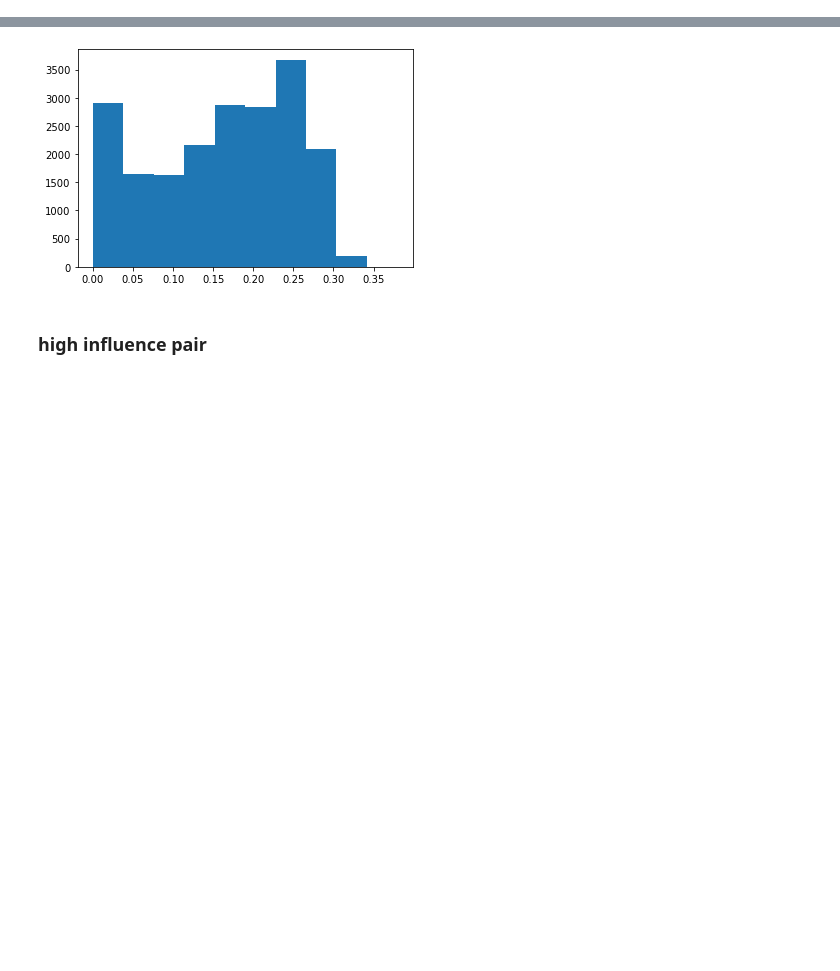
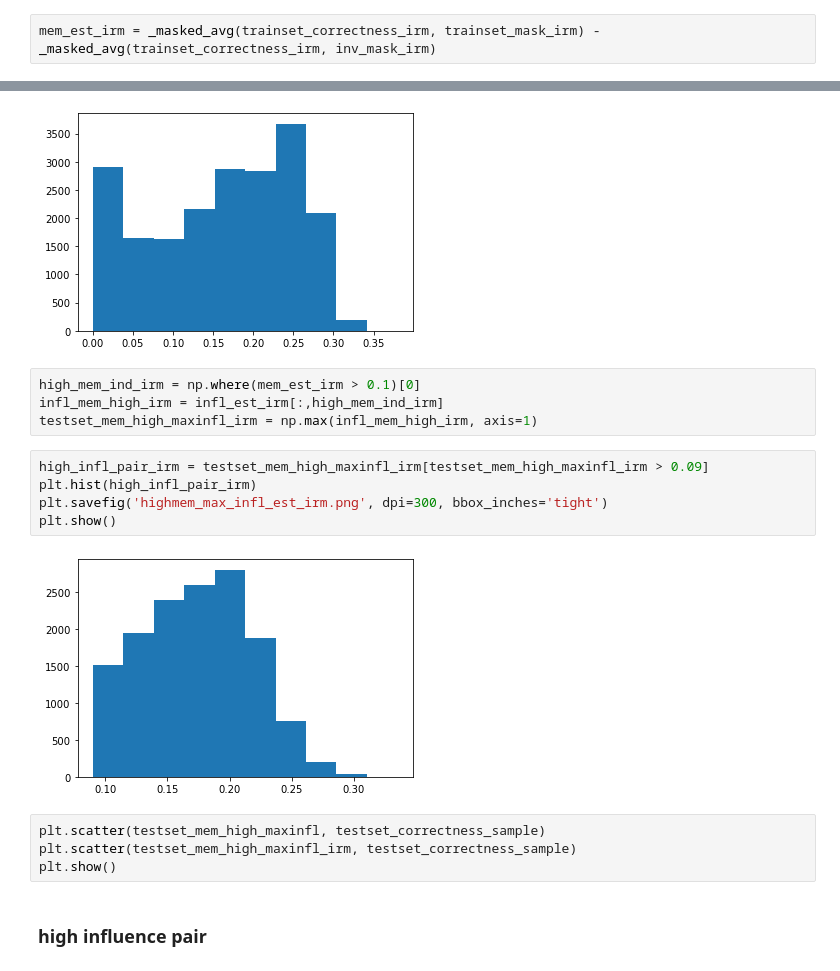
Before and after one commit to zihao12/invariant-risk-minimization, a Jupyter notebook: ColoredMnist.ipynb, the cells around one changed output, grey strips where cells are left out. Cells and saved outputs as stored; diff of their text form; blank space fills up the shorter version.

```diff
--- a/ColoredMnist.ipynb
+++ b/ColoredMnist.ipynb
@@ -294,3 +338,5 @@ testset_correctness_irm.mean()
+# %%
+mem_est_irm = _masked_avg(trainset_correctness_irm, trainset_mask_irm) - _masked_avg(trainset_correctness_irm, inv_mask_irm)
 # %%
 plt.hist(mem_est_irm)
 plt.savefig('mem_est_irm.png', dpi=300, bbox_inches='tight')
@@ -309,6 +355,21 @@ plt.savefig('max_infl_est_irm.png', dpi=300, bbox_inches='tight')
 plt.show()
 # %% [output]
 [figure]
+# %%
+high_mem_ind_irm = np.where(mem_est_irm > 0.1)[0]
+infl_mem_high_irm = infl_est_irm[:,high_mem_ind_irm]
+testset_mem_high_maxinfl_irm = np.max(infl_mem_high_irm, axis=1)
+# %%
+high_infl_pair_irm = testset_mem_high_maxinfl_irm[testset_mem_high_maxinfl_irm > 0.09]
+plt.hist(high_infl_pair_irm)
+plt.savefig('highmem_max_infl_est_irm.png', dpi=300, bbox_inches='tight')
+plt.show()
+# %% [output]
+[figure, added]
+# %%
+plt.scatter(testset_mem_high_maxinfl, testset_correctness_sample)
+plt.scatter(testset_mem_high_maxinfl_irm, testset_correctness_sample)
+plt.show()
 # %% [markdown]
 ### high influence pair
 # %%
```
Also changed, not shown: parts of 17 cells of this notebook.
